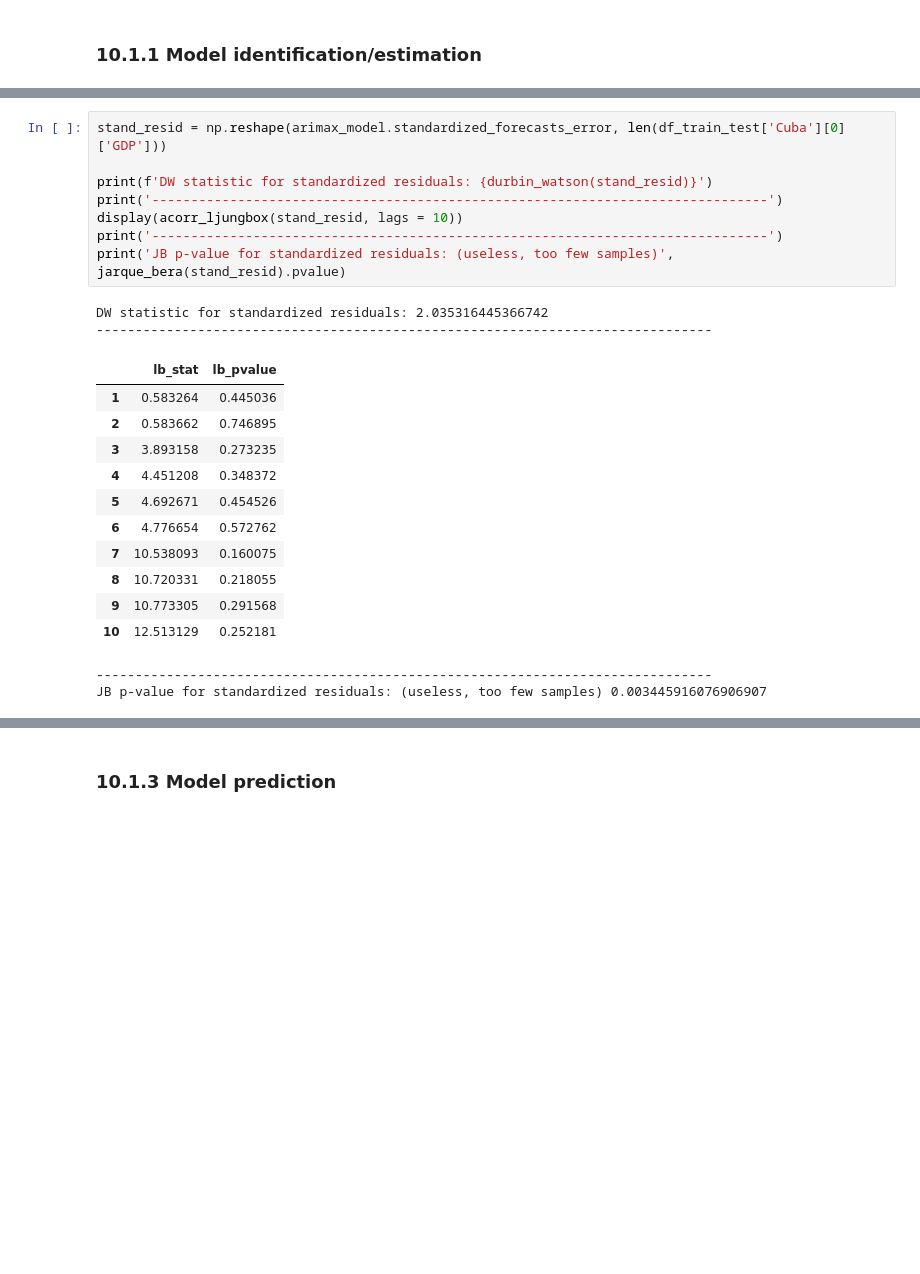
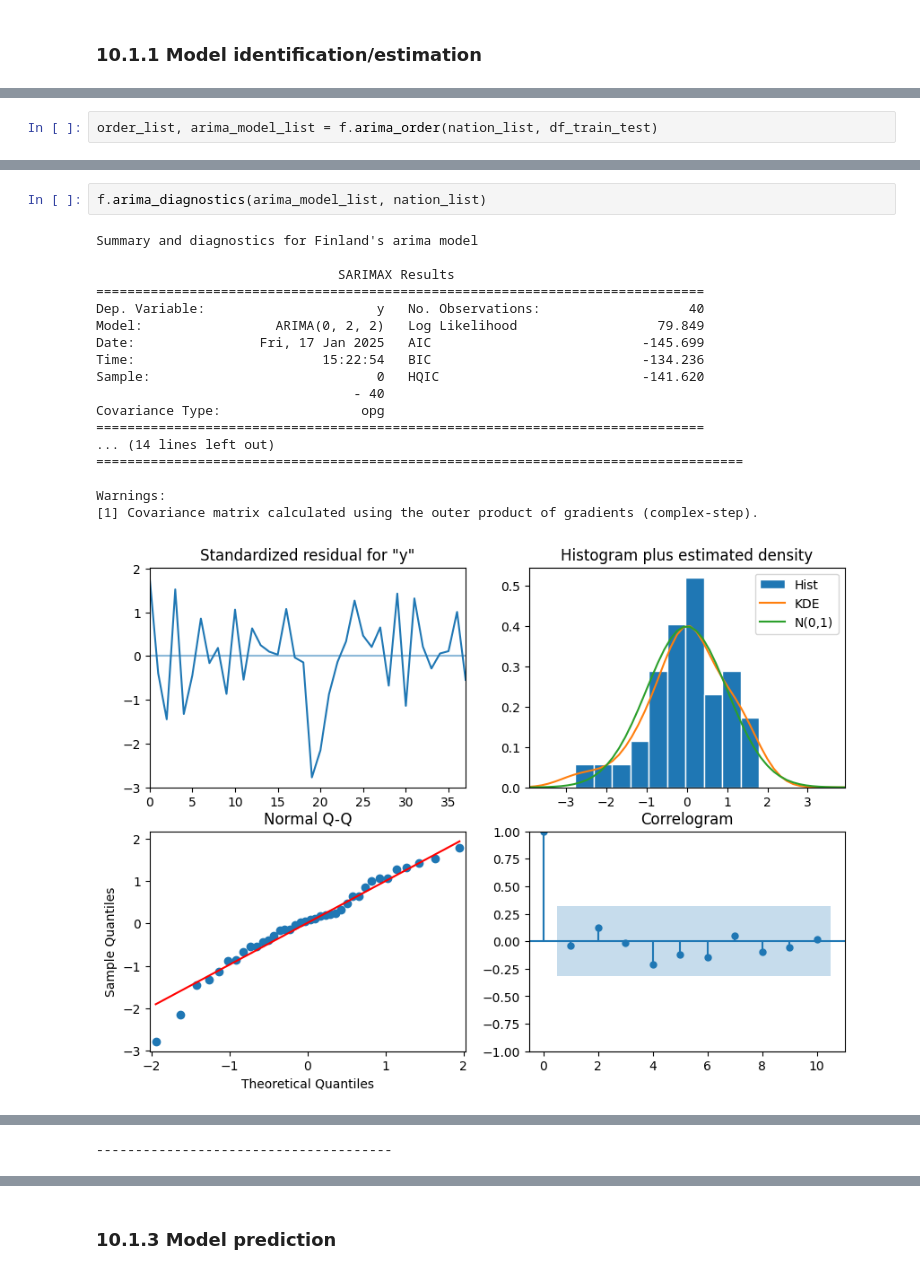
Before and after one commit to dariogemo/UNIVR-SMDS, a Jupyter notebook: main.ipynb, the cells around one changed output, grey strips where cells are left out. Saved outputs shown, nothing was run; the diff lists cells and outputs as text; blank space fills up the shorter version.

Commit message:
automated arima identification, diagnostics, prediction and metrics

```diff
--- a/main.ipynb
+++ b/main.ipynb
@@ -533,0 +485,2 @@ arimax_model = ARIMA(GDP_train_scaled,
+# %%
+order_list, arima_model_list = f.arima_order(nation_list, df_train_test)
@@ -559,24 +511,21 @@ Warnings:
-# %%
-stand_resid = np.reshape(arimax_model.standardized_forecasts_error, len(df_train_test['Cuba'][0]['GDP']))
-
-print(f'DW statistic for standardized residuals: {durbin_watson(stand_resid)}')
-print('-------------------------------------------------------------------------------')
-display(acorr_ljungbox(stand_resid, lags = 10))
-print('-------------------------------------------------------------------------------')
-print('JB p-value for standardized residuals: (useless, too few samples)', jarque_bera(stand_resid).pvalue)
-# %% [output]
-DW statistic for standardized residuals: 2.035316445366742
--------------------------------------------------------------------------------
-|  | lb_stat | lb_pvalue |
-| 1 | 0.583264 | 0.445036 |
-| 2 | 0.583662 | 0.746895 |
-| 3 | 3.893158 | 0.273235 |
-| 4 | 4.451208 | 0.348372 |
-| 5 | 4.692671 | 0.454526 |
-| 6 | 4.776654 | 0.572762 |
-| 7 | 10.538093 | 0.160075 |
-| 8 | 10.720331 | 0.218055 |
-| 9 | 10.773305 | 0.291568 |
-| 10 | 12.513129 | 0.252181 |
--------------------------------------------------------------------------------
-JB p-value for standardized residuals: (useless, too few samples) 0.003445916076906907
+# %%
+f.arima_diagnostics(arima_model_list, nation_list)
+# %% [output]
+Summary and diagnostics for Finland's arima model
+
+                               SARIMAX Results
+==============================================================================
+Dep. Variable:                      y   No. Observations:                   40
+Model:                 ARIMA(0, 2, 2)   Log Likelihood                  79.849
+Date:                Fri, 17 Jan 2025   AIC                           -145.699
+Time:                        15:22:54   BIC                           -134.236
+Sample:                             0   HQIC                          -141.620
+                                 - 40
+Covariance Type:                  opg
+==============================================================================
+... (14 lines left out)
+===================================================================================
+
+Warnings:
+[1] Covariance matrix calculated using the outer product of gradients (complex-step).
+[figure, added]
@@ -582,0 +604 @@ JB p-value for standardized residuals: (useless, too few samples) 0.003445916076
+--------------------------------------
```
Also changed, not shown: parts of 18 cells of this notebook, 1 other file.
